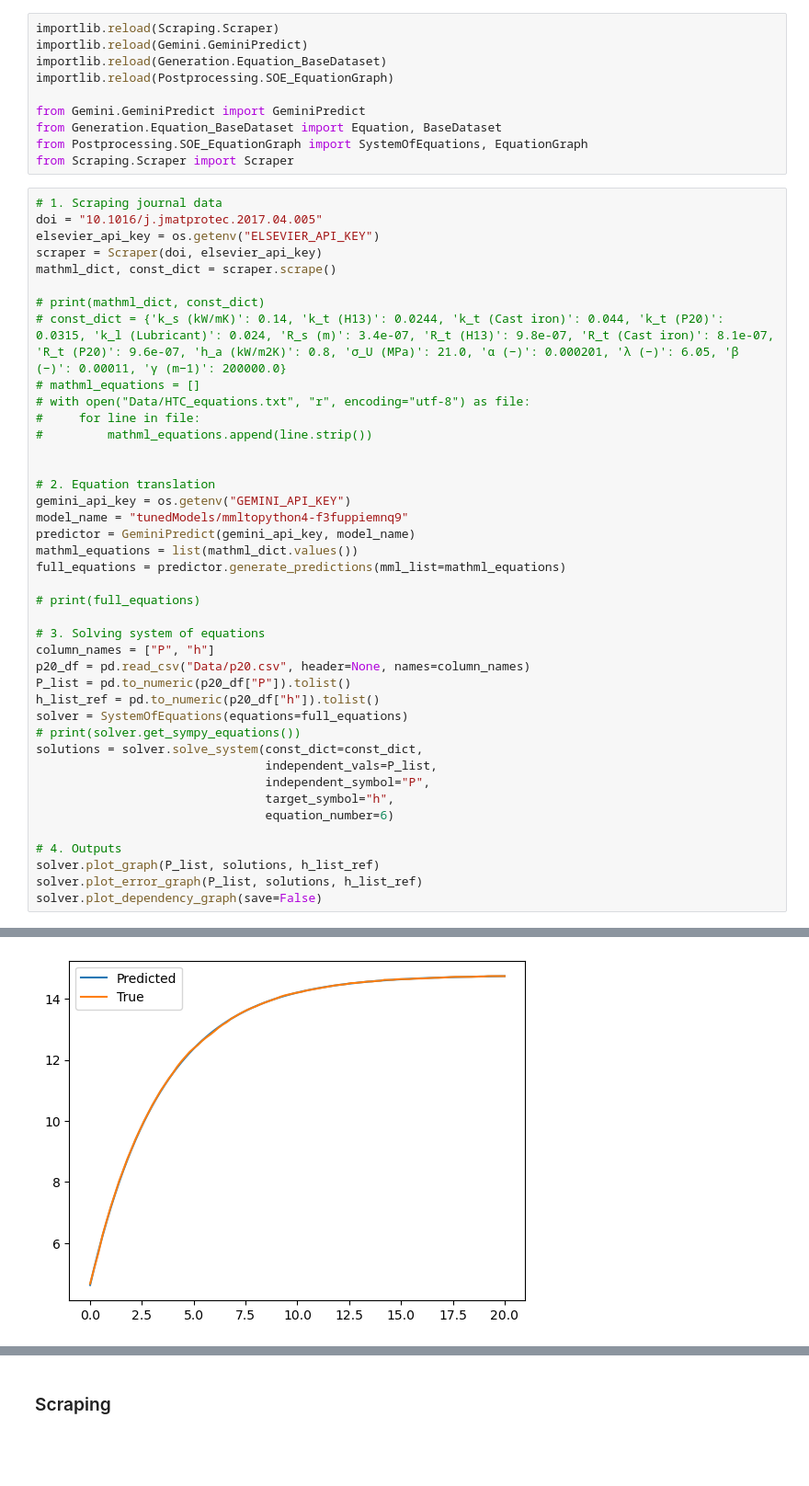
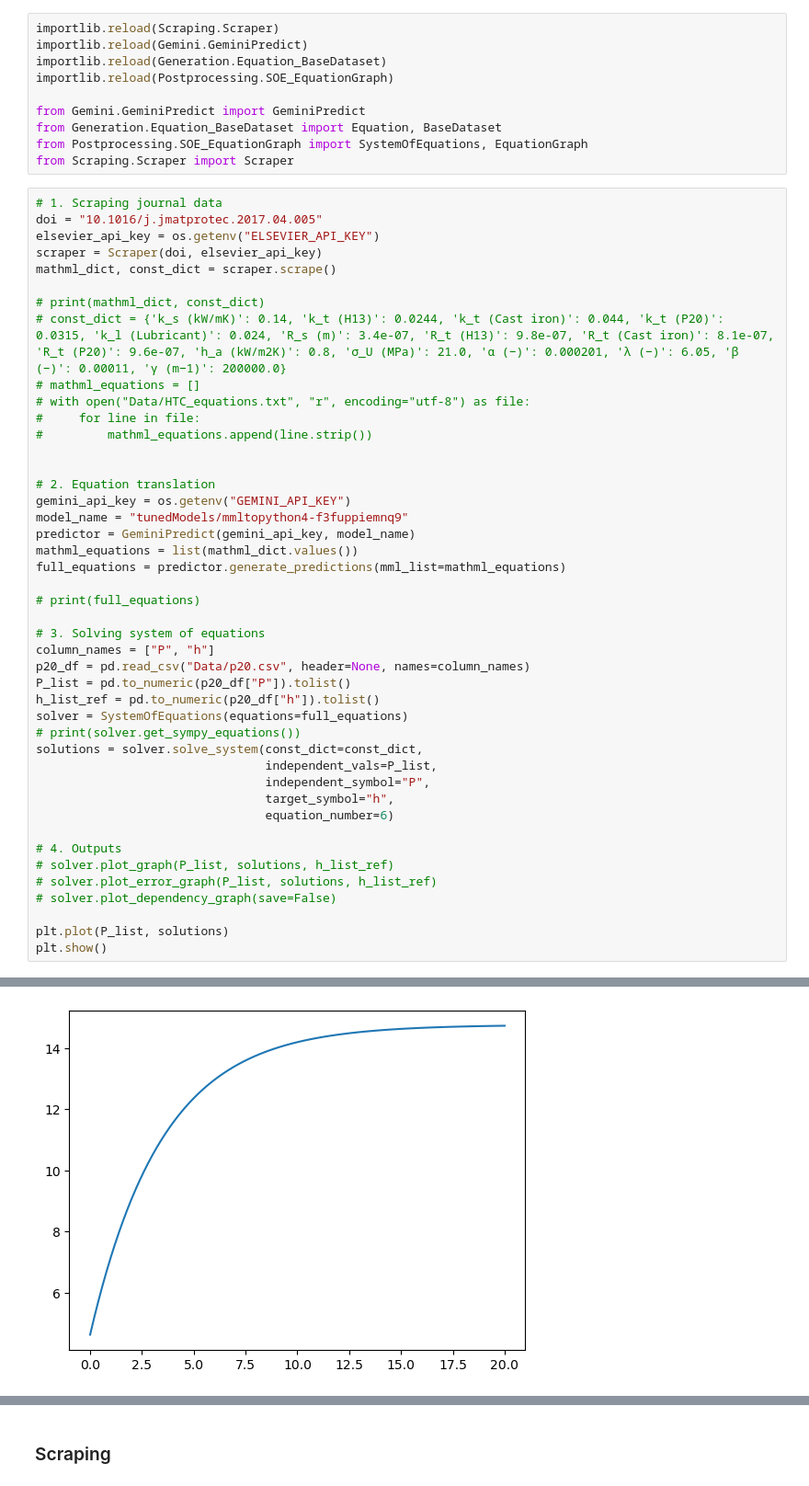
Before and after one commit to kyanjd/smart-scraper, a Jupyter notebook: src/paper_to_equation/test.ipynb, the cells around one changed output, grey strips where cells are left out. Shown at 92% size. Cells and saved outputs as stored; diff of their text form; blank space fills up the shorter version.

```diff
--- a/src/paper_to_equation/test.ipynb
+++ b/src/paper_to_equation/test.ipynb
@@ -37,34 +38,37 @@ mathml_dict, const_dict = scraper.scrape()
 #         mathml_equations.append(line.strip())
 
 
 # 2. Equation translation
 gemini_api_key = os.getenv("GEMINI_API_KEY")
 model_name = "tunedModels/mmltopython4-f3fuppiemnq9"
 predictor = GeminiPredict(gemini_api_key, model_name)
 mathml_equations = list(mathml_dict.values())
 full_equations = predictor.generate_predictions(mml_list=mathml_equations)
 
 # print(full_equations)
 
 # 3. Solving system of equations
 column_names = ["P", "h"]
 p20_df = pd.read_csv("Data/p20.csv", header=None, names=column_names)
 P_list = pd.to_numeric(p20_df["P"]).tolist()
 h_list_ref = pd.to_numeric(p20_df["h"]).tolist()
 solver = SystemOfEquations(equations=full_equations)
 # print(solver.get_sympy_equations())
 solutions = solver.solve_system(const_dict=const_dict,
                                 independent_vals=P_list,
                                 independent_symbol="P",
                                 target_symbol="h",
                                 equation_number=6)
 
 # 4. Outputs
-solver.plot_graph(P_list, solutions, h_list_ref)
-solver.plot_error_graph(P_list, solutions, h_list_ref)
-solver.plot_dependency_graph(save=False)
+# solver.plot_graph(P_list, solutions, h_list_ref)
+# solver.plot_error_graph(P_list, solutions, h_list_ref)
+# solver.plot_dependency_graph(save=False)
+
+plt.plot(P_list, solutions)
+plt.show()
 # %% [output]
 Request successful
 
 API key loaded successfully!
-[figure, old version]
+[figure, new version]
```
Also changed, not shown: parts of 3 cells of this notebook, 3 other files.
